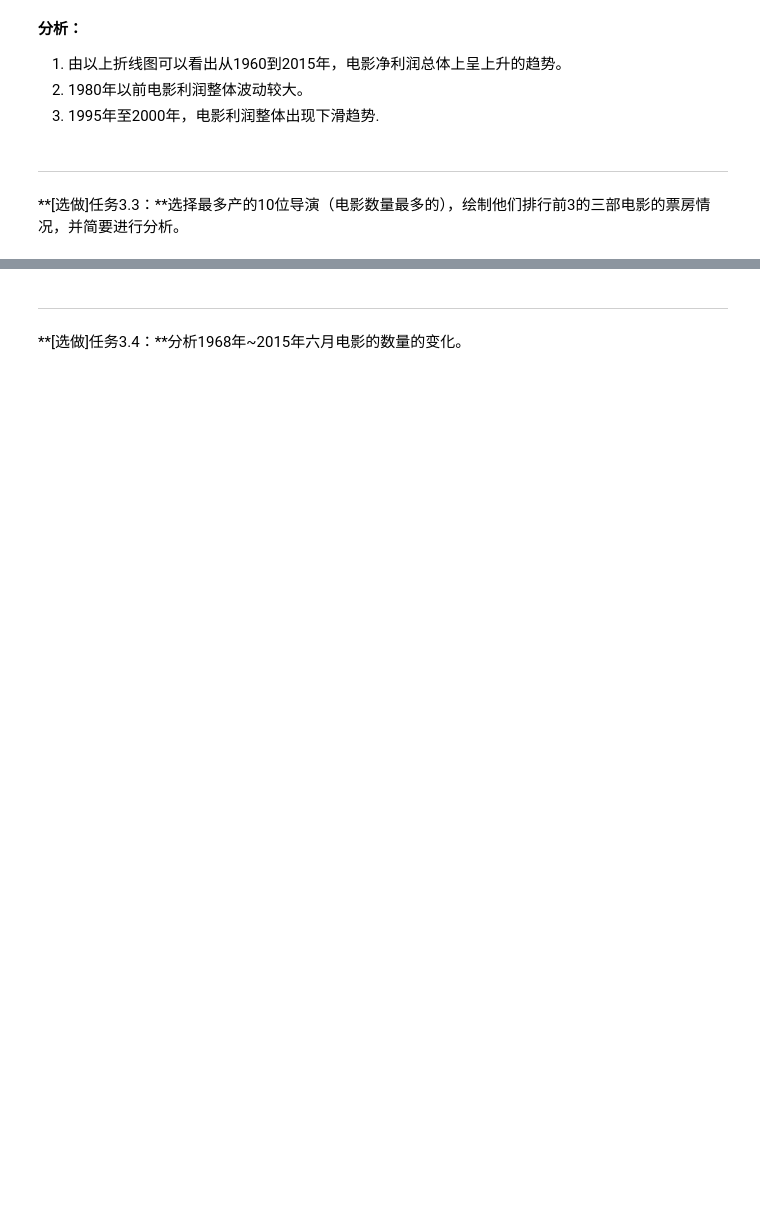
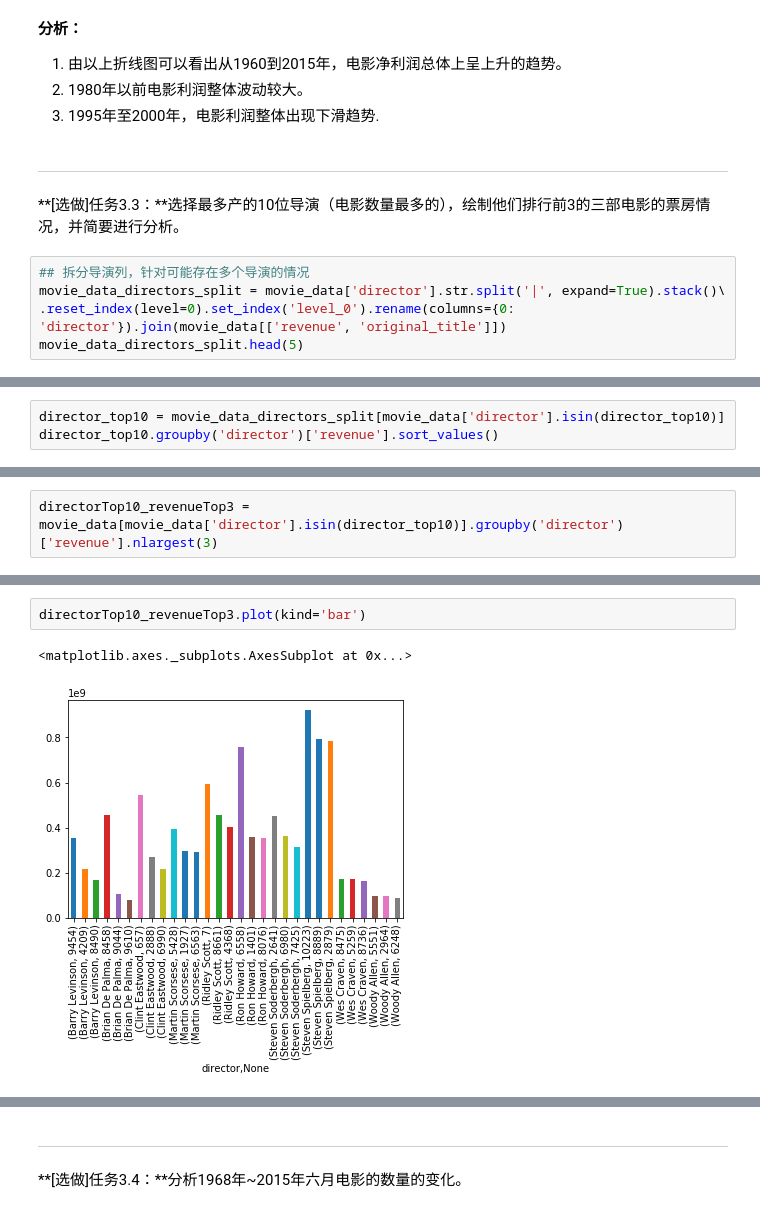
Before and after one commit to LYleonard/DataAnalysis, a Jupyter notebook: Statistics/ExploringDataSet/Explore_Movie_Dataset/Explore Movie Dataset_tmdb.ipynb, the cells around one changed output, grey strips where cells are left out. Cells and saved outputs as stored; diff of their text form; blank space fills up the shorter version.

```diff
--- a/Statistics/ExploringDataSet/Explore_Movie_Dataset/Explore Movie Dataset_tmdb.ipynb
+++ b/Statistics/ExploringDataSet/Explore_Movie_Dataset/Explore Movie Dataset_tmdb.ipynb
@@ -393,3 +408,8 @@ fig.set_size_inches(10, 8)
 ---
 
 **[选做]任务3.3：**选择最多产的10位导演（电影数量最多的），绘制他们排行前3的三部电影的票房情况，并简要进行分析。
+# %%
+## 拆分导演列，针对可能存在多个导演的情况
+movie_data_directors_split = movie_data['director'].str.split('|', expand=True).stack()\
+.reset_index(level=0).set_index('level_0').rename(columns={0: 'director'}).join(movie_data[['revenue', 'original_title']])
+movie_data_directors_split.head(5)
@@ -395,0 +463,3 @@ fig.set_size_inches(10, 8)
+# %%
+director_top10 = movie_data_directors_split[movie_data['director'].isin(director_top10)]
+director_top10.groupby('director')['revenue'].sort_values()
@@ -395,0 +468,2 @@ fig.set_size_inches(10, 8)
+# %%
+directorTop10_revenueTop3 = movie_data[movie_data['director'].isin(director_top10)].groupby('director')['revenue'].nlargest(3)
@@ -395,0 +488,5 @@ fig.set_size_inches(10, 8)
+# %%
+directorTop10_revenueTop3.plot(kind='bar')
+# %% [output]
+<matplotlib.axes._subplots.AxesSubplot at 0x...>
+[figure, added]
```
Also changed, not shown: parts of 21 cells of this notebook, 2 other files.
